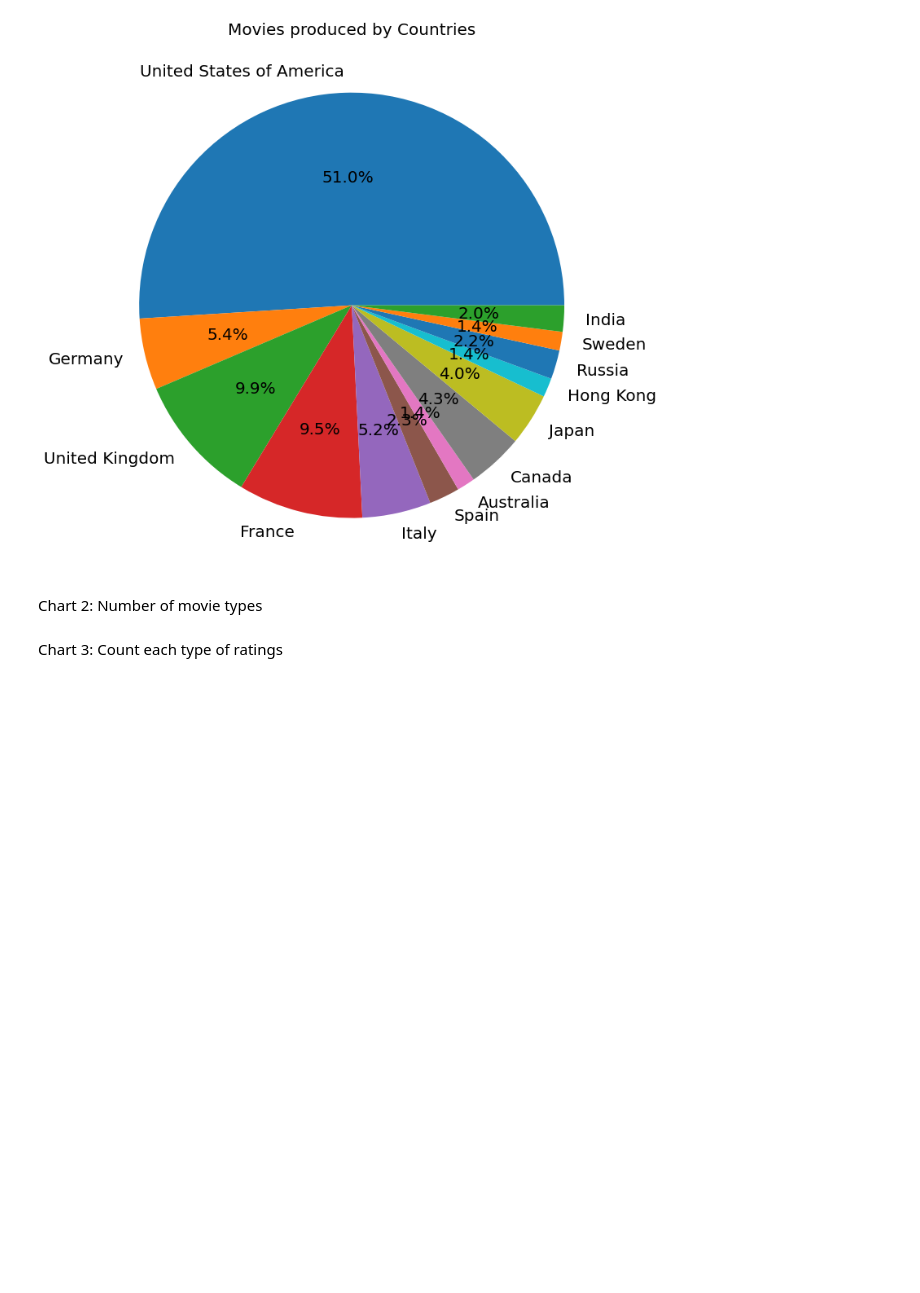
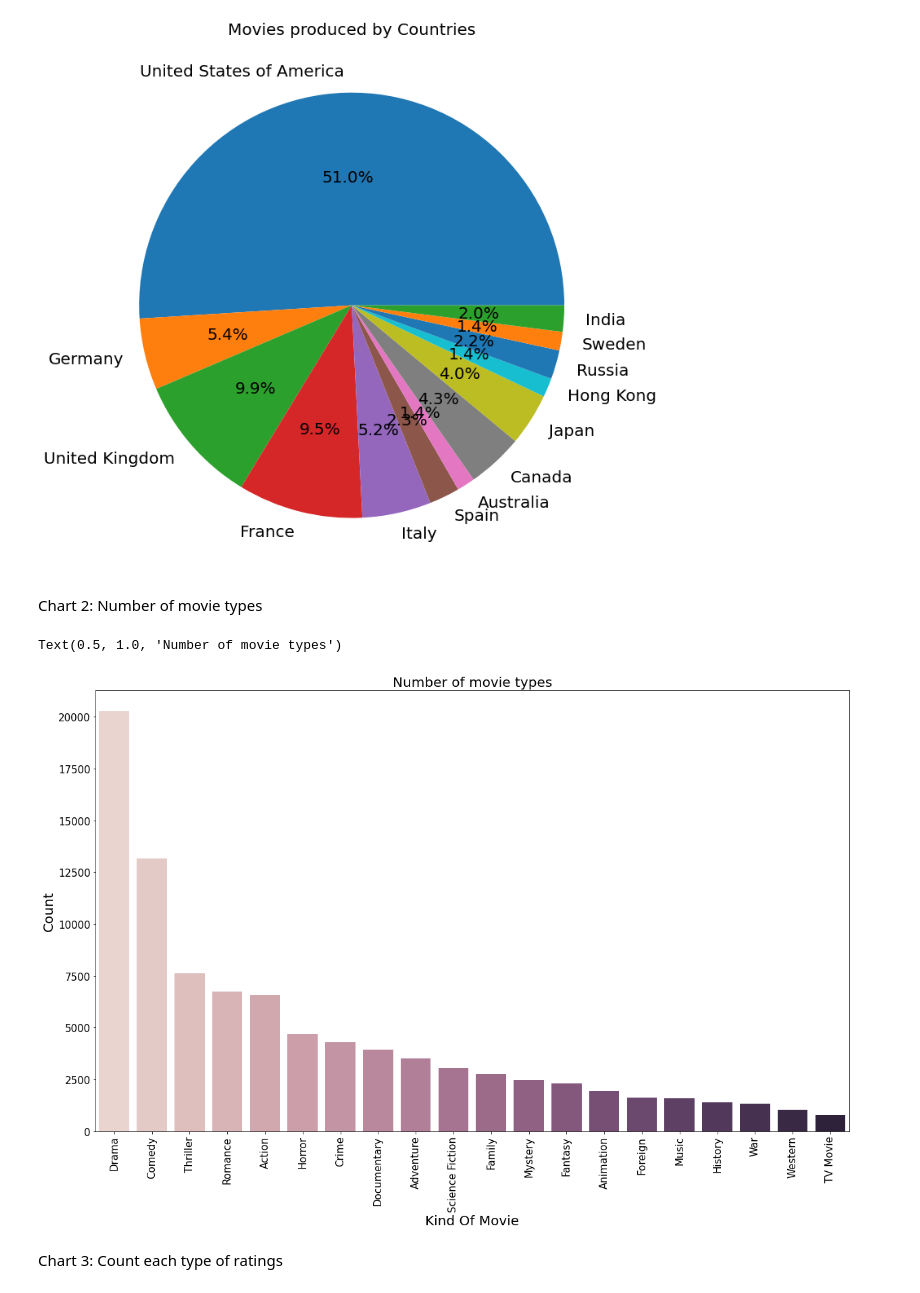
Before and after one commit to s3822042/asm3_pds, a Jupyter notebook: assignment3.ipynb, the cells around one changed output. Drawn from its saved outputs; the diff is of its cells as text; code cells hidden in the pictures; blank space fills up the shorter version.

```diff
--- a/assignment3.ipynb
+++ b/assignment3.ipynb
@@ -217,10 +247,10 @@ def split_spoken_languages(row):
     row['spoken_languages'] = ",".join([info['name'] for info in literal_eval(row['spoken_languages'])])
     return row
 
-df = df.apply(split_genres, axis=1)
-df = df.apply(split_prod_countries, axis=1)
-df = df.apply(split_prod_companies, axis=1)
-df = df.apply(split_spoken_languages, axis=1)
+df_updated = df_updated.apply(split_genres, axis=1)
+df_updated = df_updated.apply(split_prod_countries, axis=1)
+df_updated = df_updated.apply(split_prod_companies, axis=1)
+df_updated = df_updated.apply(split_spoken_languages, axis=1)
 # %%
 # function for text cleaning
 def clean_text(text):
@@ -240,10 +270,10 @@ def clean_text(text):
     return text
 # %%
 # Apply clean_text function for cleaning text
-df['title'] = df['title'].apply(lambda x: clean_text(x))
-df['tagline'] = df['tagline'].apply(lambda x: clean_text(x))
-df['original_title'] = df['original_title'].apply(lambda x: clean_text(x))
-df['overview'] = df['overview'].apply(lambda x: clean_text(x))
+df_updated['title'] = df_updated['title'].apply(lambda x: clean_text(x))
+df_updated['tagline'] = df_updated['tagline'].apply(lambda x: clean_text(x))
+df_updated['original_title'] = df_updated['original_title'].apply(lambda x: clean_text(x))
+df_updated['overview'] = df_updated['overview'].apply(lambda x: clean_text(x))
 # %%
 # Remove stopword
 import nltk
@@ -256,7 +286,7 @@ def remove_stopwords(text):
     no_stopword_text = [w for w in text.split() if not w in stop_words]
     return ' '.join(no_stopword_text)
 
-df['overview'] = df['overview'].apply(lambda x: remove_stopwords(x))
+df_updated['overview'] = df_updated['overview'].apply(lambda x: remove_stopwords(x))
 # %% [output]
 [nltk_data] Downloading package stopwords to
 [nltk_data]     C:\Users\paull\AppData\Roaming\nltk_data...
@@ -269,7 +299,7 @@ Chart 1: Movies produced by Countries
 from collections import Counter
 
 a=[]
-for each in df.production_countries.str.split(","):
+for each in df_updated.production_countries.str.split(","):
     for i in each:
         a.append(i)
 
@@ -302,32 +332,35 @@ Chart 2: Number of movie types
 # %%
 from collections import Counter
 
-data = df.genres.copy()
+data = df_updated.genres.copy()
 
 list_kind = data.str.split(",")
 a = []
 for each in list_kind:
     for i in each:
         a.append(i)
 
 c=[]
 for each in a:
     if each != "":
          c.append(each)
 
 f= dict(Counter(c))
 
 df3 = pd.DataFrame(list(f.items()),columns = ["kind","ratio"])
 new_index =( df3.ratio.sort_values(ascending=False)).index.values
 new = df3.reindex(new_index)
 
 plt.figure( figsize = (20,12))
 plt.tick_params(labelsize = 15)
 sns.barplot(x="kind",y="ratio",data=new,palette = sns.cubehelix_palette(len(f)))
 plt.xticks(rotation = 90)
 plt.xlabel("Kind Of Movie",fontsize=20)
 plt.ylabel("Count",fontsize=20)
 plt.title("Number of movie types",fontsize = 20)
+# %% [output]
+Text(0.5, 1.0, 'Number of movie types')
+[figure, added]
 # %% [markdown]
 Chart 3: Count each type of ratings
 # %%
```
Also changed, not shown: parts of 45 cells of this notebook, 2 other files.
